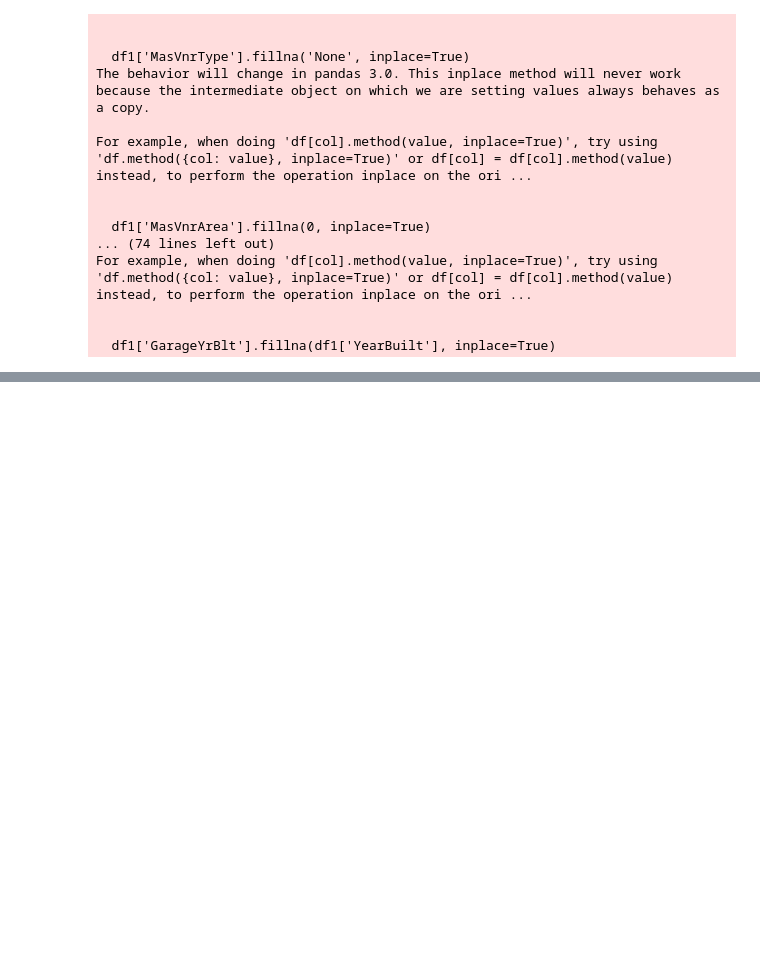
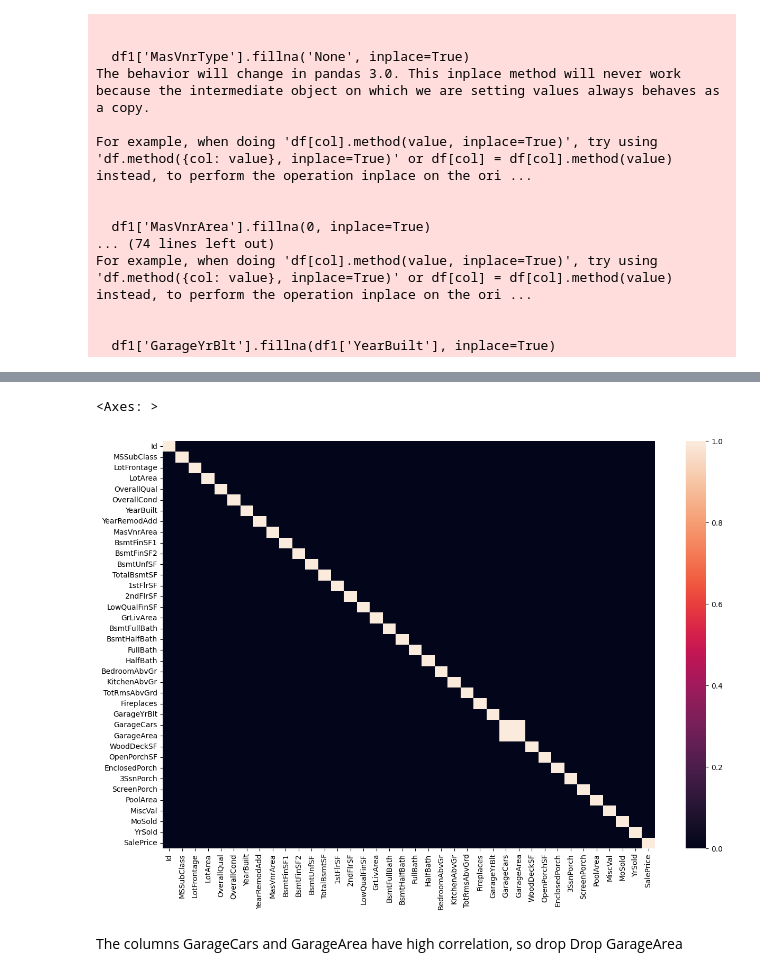
Before and after one commit to aadarsh-siddha/House-Price-Prediction-Kaggle, a Jupyter notebook: EDA2.ipynb, the cells around one changed output, grey strips where cells are left out. Cells and saved outputs as stored; diff of their text form; code cells hidden in the pictures; blank space fills up the shorter version.

```diff
--- a/EDA2.ipynb
+++ b/EDA2.ipynb
@@ -167,3 +167,5 @@ For example, when doing 'df[col].method(value, inplace=True)', try using 'df.met
 
 
   df1['GarageYrBlt'].fillna(df1['YearBuilt'], inplace=True)
+# %%
+numerical_columns = df.columns[df.dtypes != 'object']
@@ -169,0 +184,8 @@ For example, when doing 'df[col].method(value, inplace=True)', try using 'df.met
+# %%
+plt.figure(figsize=(15, 10))
+sns.heatmap(df[numerical_columns].corr() > 0.85, annot=False, fmt=".2f")
+# %% [output]
+<Axes: >
+[figure, added]
+# %% [markdown]
+The columns GarageCars and GarageArea have high correlation, so drop Drop GarageArea
```
Also changed, not shown: parts of 2 cells of this notebook, 1 other file.
